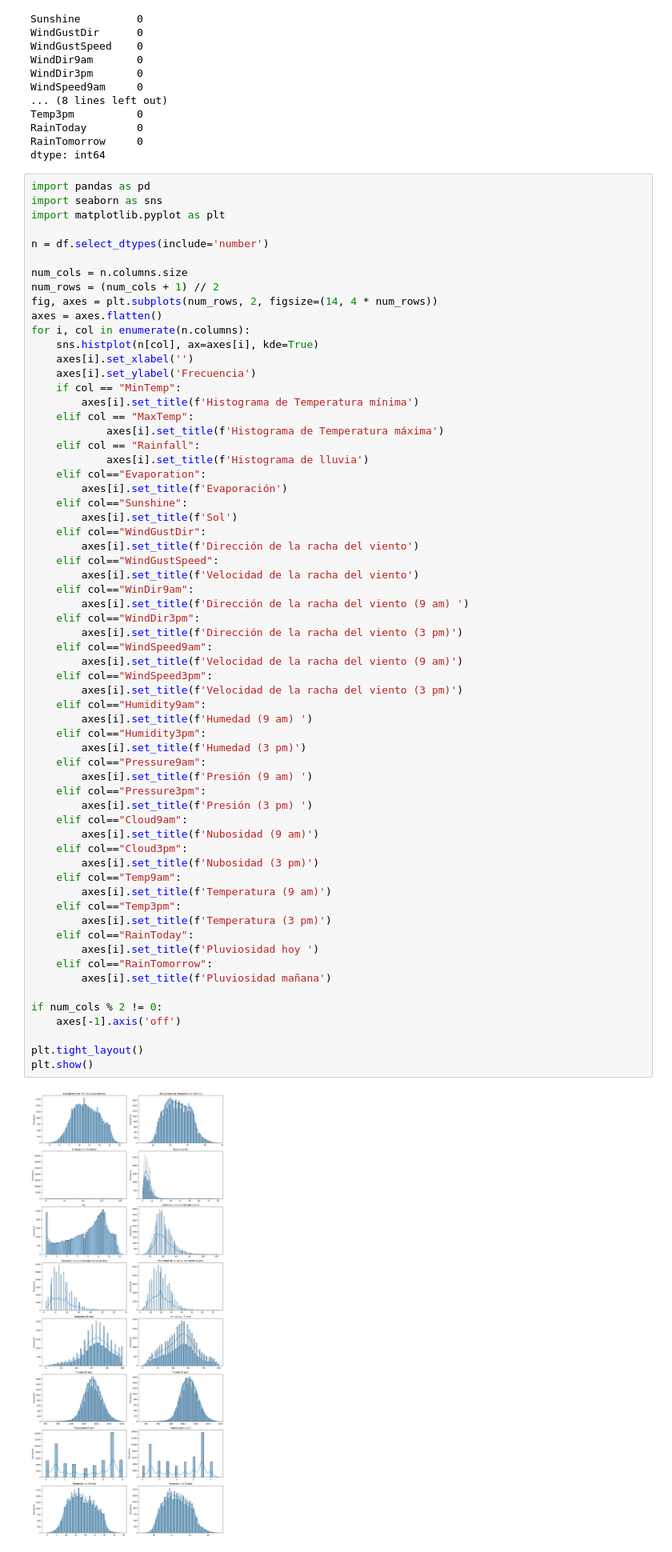
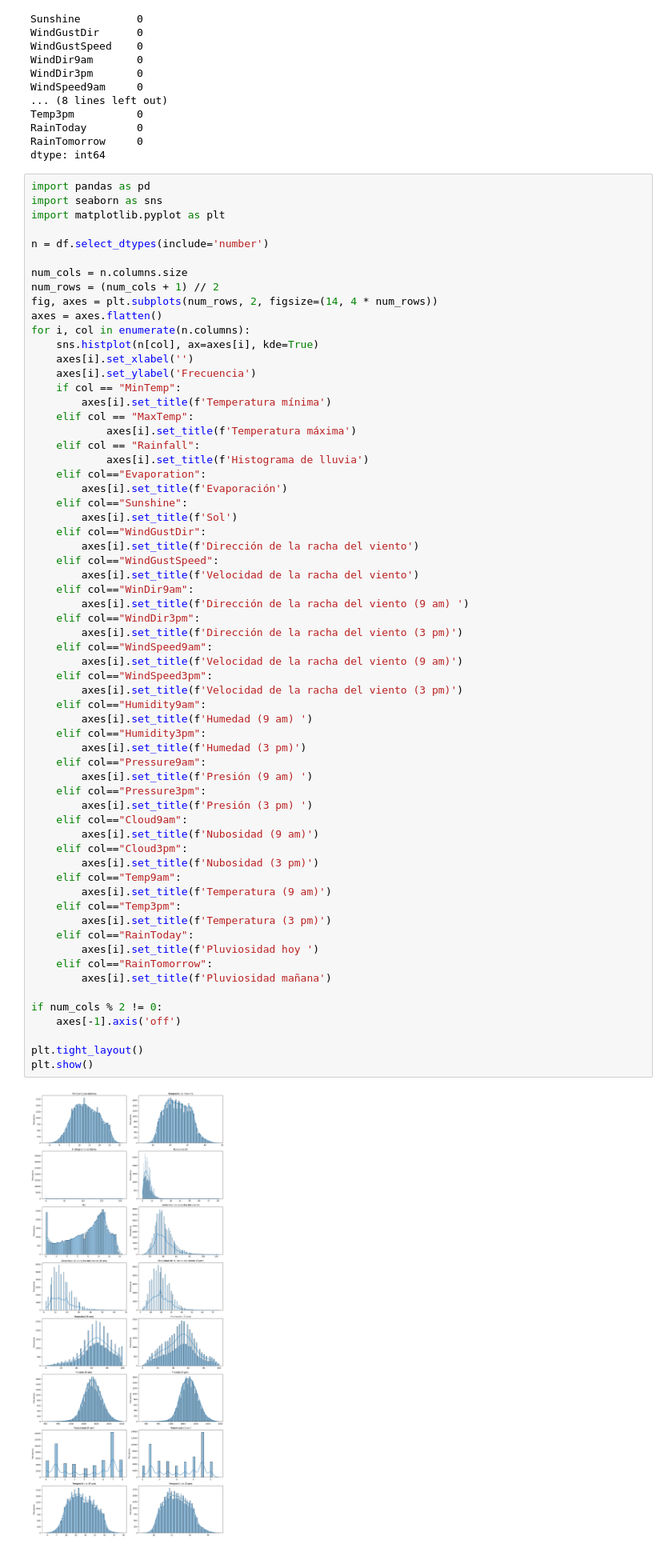
Before and after one commit to esco1729/HT05, a Jupyter notebook: HT6 (EDA).ipynb, the cells around one changed output. Shown at 80% size. Saved outputs shown, nothing was run; the diff lists cells and outputs as text.

```diff
--- a/HT6 (EDA).ipynb
+++ b/HT6 (EDA).ipynb
@@ -99,9 +121,9 @@ for i, col in enumerate(n.columns):
     axes[i].set_xlabel('')
     axes[i].set_ylabel('Frecuencia')
     if col == "MinTemp":
-        axes[i].set_title(f'Histograma de Temperatura mínima')
+        axes[i].set_title(f'Temperatura mínima')
     elif col == "MaxTemp":
-            axes[i].set_title(f'Histograma de Temperatura máxima')
+            axes[i].set_title(f'Temperatura máxima')
     elif col == "Rainfall":
             axes[i].set_title(f'Histograma de lluvia')
     elif col=="Evaporation":
@@ -120,31 +142,31 @@ for i, col in enumerate(n.columns):
         axes[i].set_title(f'Velocidad de la racha del viento (9 am)')
     elif col=="WindSpeed3pm":
         axes[i].set_title(f'Velocidad de la racha del viento (3 pm)')
     elif col=="Humidity9am":
         axes[i].set_title(f'Humedad (9 am) ')
     elif col=="Humidity3pm":
         axes[i].set_title(f'Humedad (3 pm)')
     elif col=="Pressure9am":
         axes[i].set_title(f'Presión (9 am) ')
     elif col=="Pressure3pm":
         axes[i].set_title(f'Presión (3 pm) ')
     elif col=="Cloud9am":
         axes[i].set_title(f'Nubosidad (9 am)')
     elif col=="Cloud3pm":
         axes[i].set_title(f'Nubosidad (3 pm)')
     elif col=="Temp9am":
         axes[i].set_title(f'Temperatura (9 am)')
     elif col=="Temp3pm":
         axes[i].set_title(f'Temperatura (3 pm)')
     elif col=="RainToday":
         axes[i].set_title(f'Pluviosidad hoy ')
     elif col=="RainTomorrow":
         axes[i].set_title(f'Pluviosidad mañana')
 
 if num_cols % 2 != 0:
     axes[-1].axis('off')
 
 plt.tight_layout()
 plt.show()
 # %% [output]
-[figure, old version]
+[figure, new version]
```
Also changed, not shown: parts of 8 cells of this notebook.
